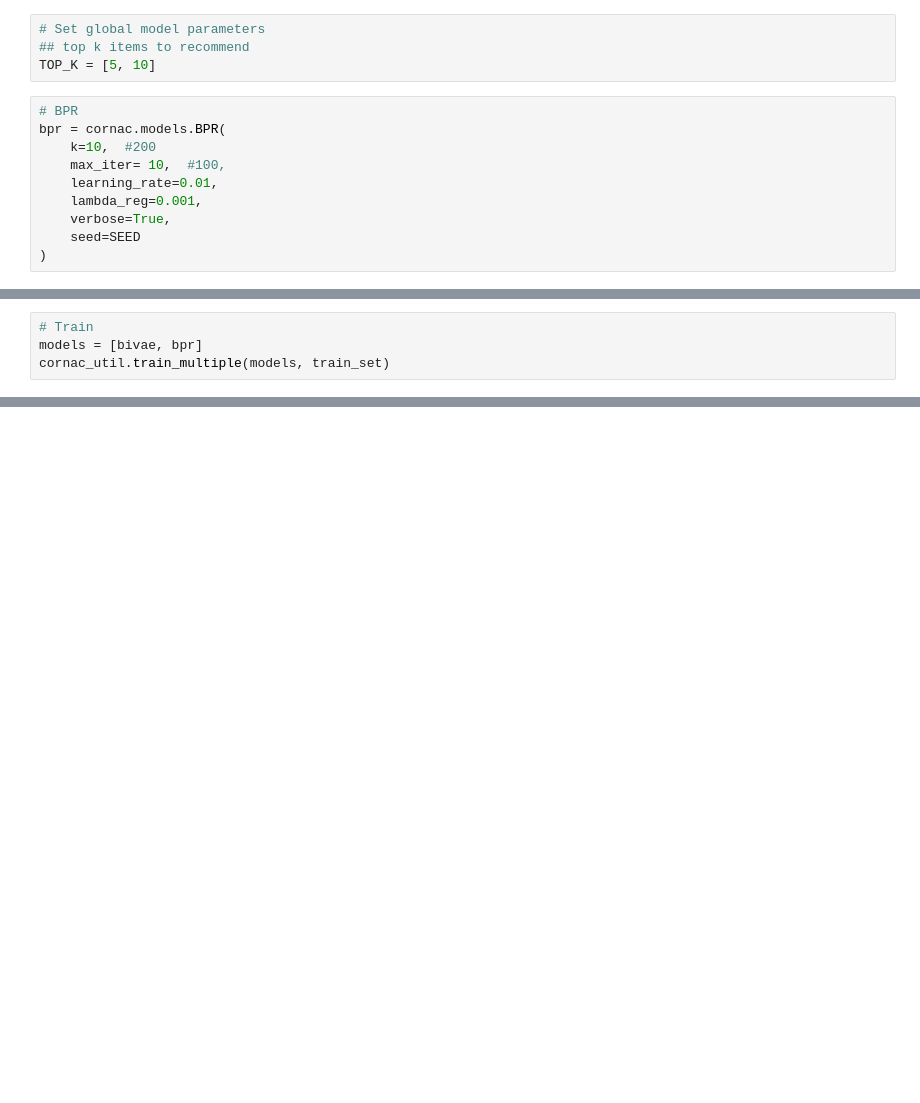
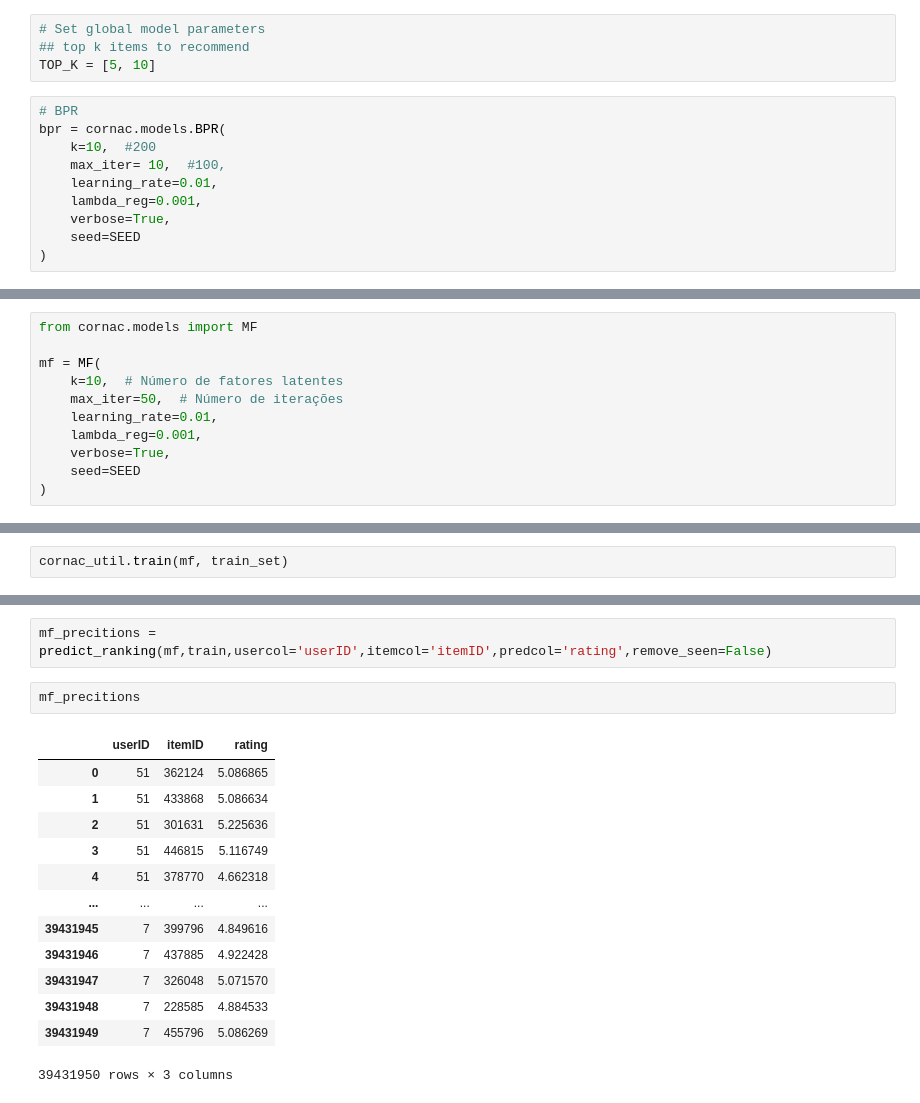
Before and after one commit to iara113/Sistemas-de-Recomenda-o, a Jupyter notebook: RS_Imp&Rec.ipynb, the cells around one changed output, grey strips where cells are left out. Drawn from its saved outputs; the diff is of its cells as text; blank space fills up the shorter version.

```diff
--- a/RS_Imp&Rec.ipynb
+++ b/RS_Imp&Rec.ipynb
@@ -879,4 +901,0 @@ bivae = cornac.models.BiVAECF(
-# %%
-# Train
-models = [bivae, bpr]
-cornac_util.train_multiple(models, train_set)
@@ -892,0 +902,11 @@ display(evaluation[1])
+# %%
+from cornac.models import MF
+
+mf = MF(
+    k=10,  # Número de fatores latentes
+    max_iter=50,  # Número de iterações
+    learning_rate=0.01,
+    lambda_reg=0.001,
+    verbose=True,
+    seed=SEED
+)
@@ -892,0 +918,2 @@ display(evaluation[1])
+# %%
+cornac_util.train(mf, train_set)
@@ -892,0 +923,18 @@ display(evaluation[1])
+# %%
+mf_precitions = predict_ranking(mf,train,usercol='userID',itemcol='itemID',predcol='rating',remove_seen=False)
+# %%
+mf_precitions
+# %% [output]
+|  | userID | itemID | rating |
+| 0 | 51 | 362124 | 5.086865 |
+| 1 | 51 | 433868 | 5.086634 |
+| 2 | 51 | 301631 | 5.225636 |
+| 3 | 51 | 446815 | 5.116749 |
+| 4 | 51 | 378770 | 4.662318 |
+| ... | ... | ... | ... |
+| 39431945 | 7 | 399796 | 4.849616 |
+| 39431946 | 7 | 437885 | 4.922428 |
+| 39431947 | 7 | 326048 | 5.071570 |
+| 39431948 | 7 | 228585 | 4.884533 |
+| 39431949 | 7 | 455796 | 5.086269 |
+39431950 rows × 3 columns
```
Also changed, not shown: parts of 25 cells of this notebook.
